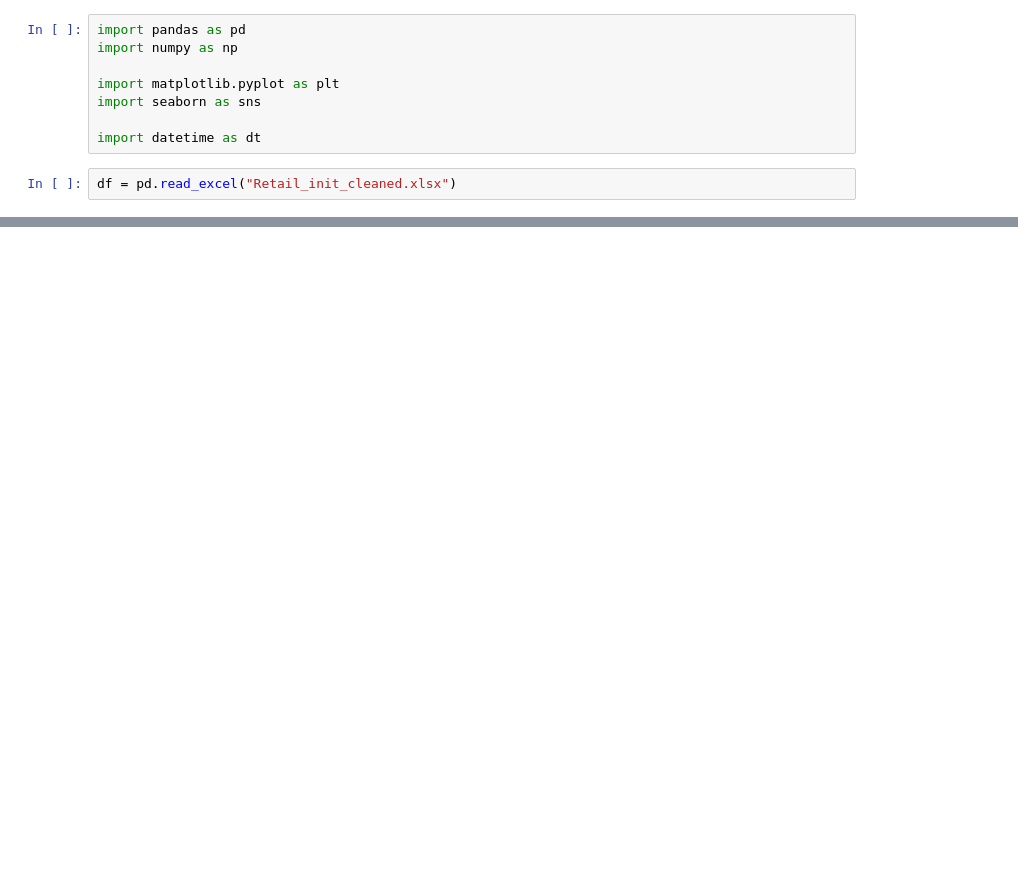
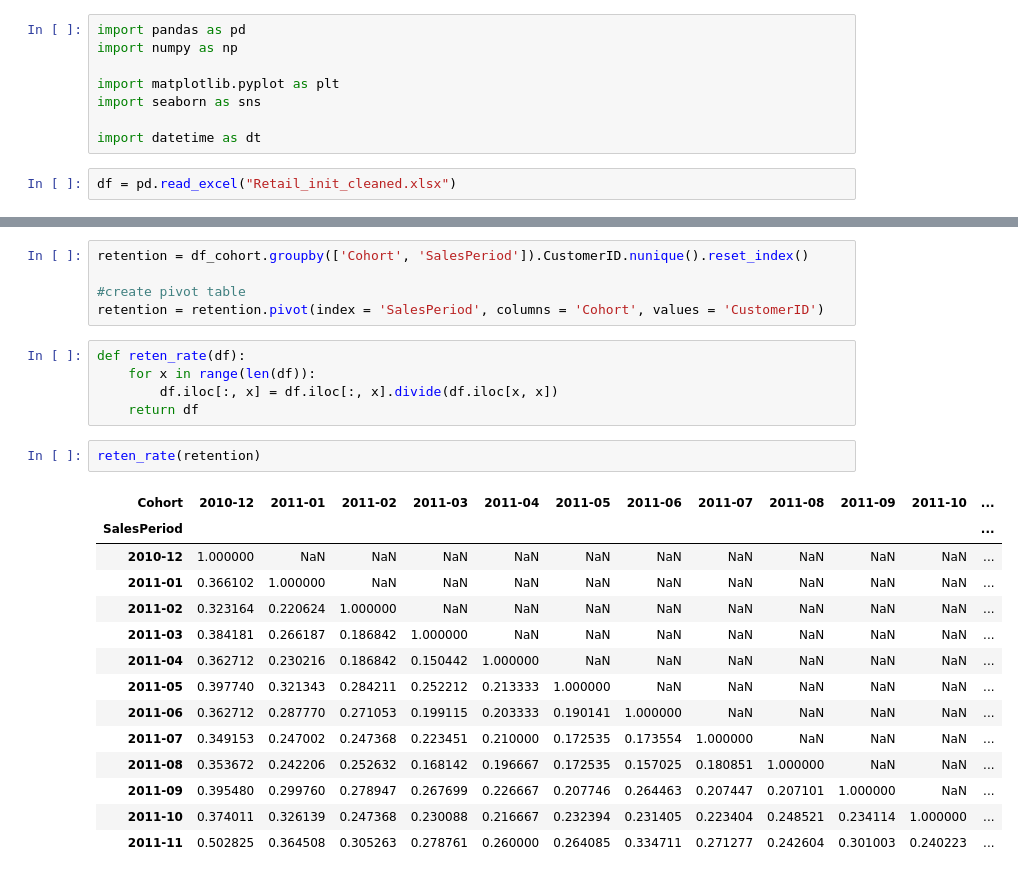
Before and after one commit to Phuong181003/Clustering, a Jupyter notebook: clustering.ipynb, the cells around one changed output, grey strips where cells are left out. Saved outputs shown, nothing was run; the diff lists cells and outputs as text; blank space fills up the shorter version.

```diff
--- a/clustering.ipynb
+++ b/clustering.ipynb
@@ -39,0 +118,27 @@ Name: Month, Length: 397924, dtype: datetime64[ns]
+# %%
+retention = df_cohort.groupby(['Cohort', 'SalesPeriod']).CustomerID.nunique().reset_index()
+
+#create pivot table
+retention = retention.pivot(index = 'SalesPeriod', columns = 'Cohort', values = 'CustomerID')
+# %%
+def reten_rate(df):
+    for x in range(len(df)):
+        df.iloc[:, x] = df.iloc[:, x].divide(df.iloc[x, x])
+    return df
+# %%
+reten_rate(retention)
+# %% [output]
+| Cohort | 2010-12 | 2011-01 | 2011-02 | 2011-03 | 2011-04 | 2011-05 | 2011-06 | 2011-07 | 2011-08 | 2011-09 | 2011-10 | ... |
+| SalesPeriod |  |  |  |  |  |  |  |  |  |  |  | ... |
+| 2010-12 | 1.000000 | NaN | NaN | NaN | NaN | NaN | NaN | NaN | NaN | NaN | NaN | ... |
+| 2011-01 | 0.366102 | 1.000000 | NaN | NaN | NaN | NaN | NaN | NaN | NaN | NaN | NaN | ... |
+| 2011-02 | 0.323164 | 0.220624 | 1.000000 | NaN | NaN | NaN | NaN | NaN | NaN | NaN | NaN | ... |
+| 2011-03 | 0.384181 | 0.266187 | 0.186842 | 1.000000 | NaN | NaN | NaN | NaN | NaN | NaN | NaN | ... |
+| 2011-04 | 0.362712 | 0.230216 | 0.186842 | 0.150442 | 1.000000 | NaN | NaN | NaN | NaN | NaN | NaN | ... |
+| 2011-05 | 0.397740 | 0.321343 | 0.284211 | 0.252212 | 0.213333 | 1.000000 | NaN | NaN | NaN | NaN | NaN | ... |
+| 2011-06 | 0.362712 | 0.287770 | 0.271053 | 0.199115 | 0.203333 | 0.190141 | 1.000000 | NaN | NaN | NaN | NaN | ... |
+| 2011-07 | 0.349153 | 0.247002 | 0.247368 | 0.223451 | 0.210000 | 0.172535 | 0.173554 | 1.000000 | NaN | NaN | NaN | ... |
+| 2011-08 | 0.353672 | 0.242206 | 0.252632 | 0.168142 | 0.196667 | 0.172535 | 0.157025 | 0.180851 | 1.000000 | NaN | NaN | ... |
+| 2011-09 | 0.395480 | 0.299760 | 0.278947 | 0.267699 | 0.226667 | 0.207746 | 0.264463 | 0.207447 | 0.207101 | 1.000000 | NaN | ... |
+| 2011-10 | 0.374011 | 0.326139 | 0.247368 | 0.230088 | 0.216667 | 0.232394 | 0.231405 | 0.223404 | 0.248521 | 0.234114 | 1.000000 | ... |
+| 2011-11 | 0.502825 | 0.364508 | 0.305263 | 0.278761 | 0.260000 | 0.264085 | 0.334711 | 0.271277 | 0.242604 | 0.301003 | 0.240223 | ... |
```
Also changed, not shown: parts of 17 cells of this notebook, 1 other file.
